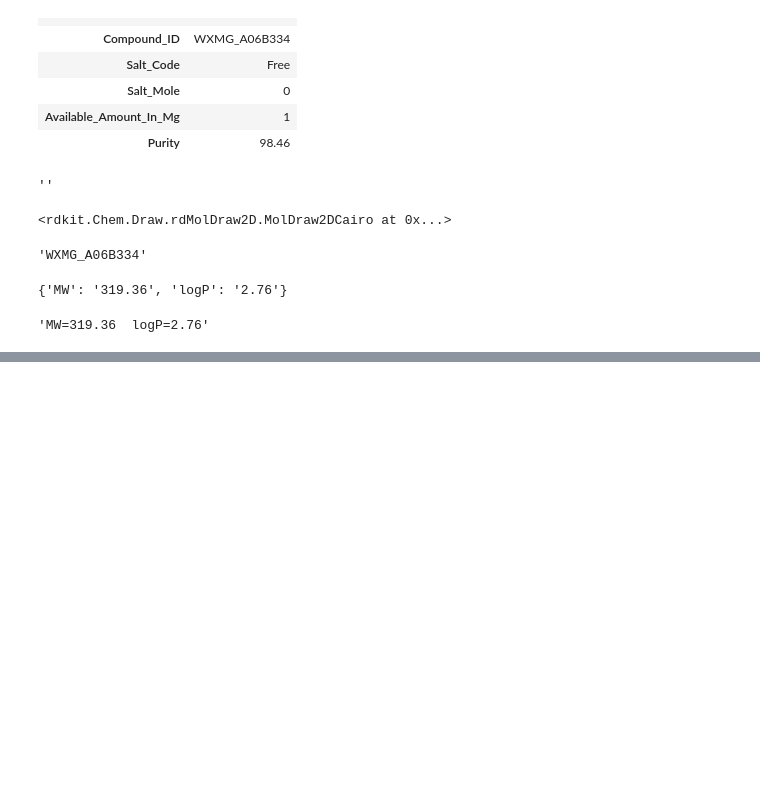
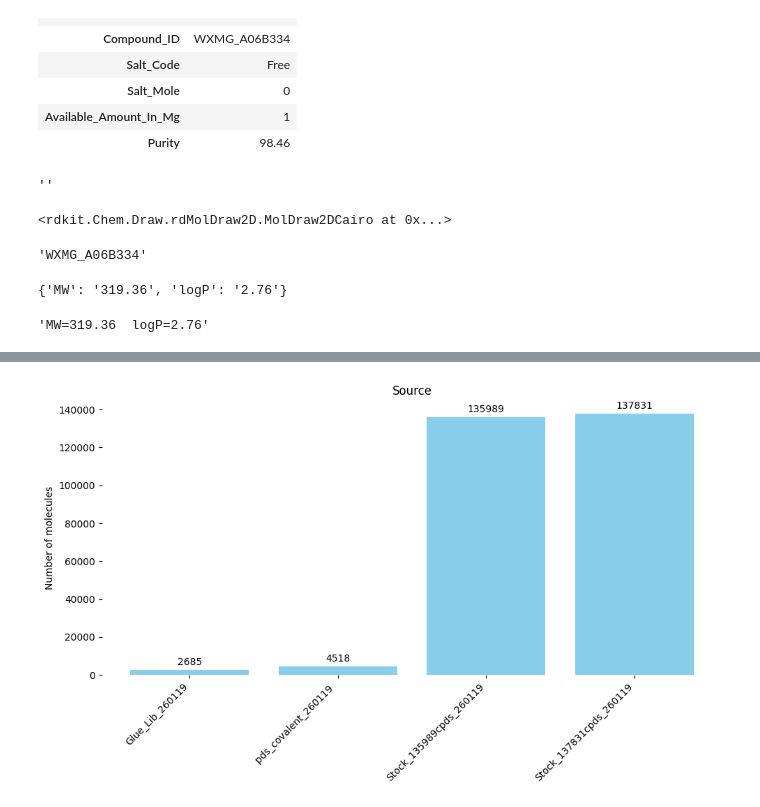
Before and after one commit to lutfia95/chempa, a Jupyter notebook: ana.ipynb, the cells around one changed output, grey strips where cells are left out. Cells and saved outputs as stored; diff of their text form; code cells hidden in the pictures; blank space fills up the shorter version.

```diff
--- a/ana.ipynb
+++ b/ana.ipynb
@@ -158,0 +223,23 @@ get_prop_string(MOLS[0], ["MW","logP"])
+# %%
+import matplotlib.pyplot as  plt
+import numpy as np
+import math
+DATA = {
+    'Glue_Lib_260119' : 2685,
+    'pds_covalent_260119 ' : 4518,
+    'Stock_135989cpds_260119' : 135989,
+    'Stock_137831cpds_260119' : 137831
+
+}
+
+plt.figure(figsize=(10, 6))
+bars = plt.bar(DATA.keys(), DATA.values(), color='skyblue')
+plt.bar_label(bars, padding=3)
+plt.ylabel('Number of molecules')
+plt.title('Source')
+plt.box(False)
+plt.xticks(rotation=45, ha='right')
+plt.tight_layout()
+plt.show()
+# %% [output]
+[figure, added]
```
Also changed, not shown: parts of 7 cells of this notebook, 14 other files.
